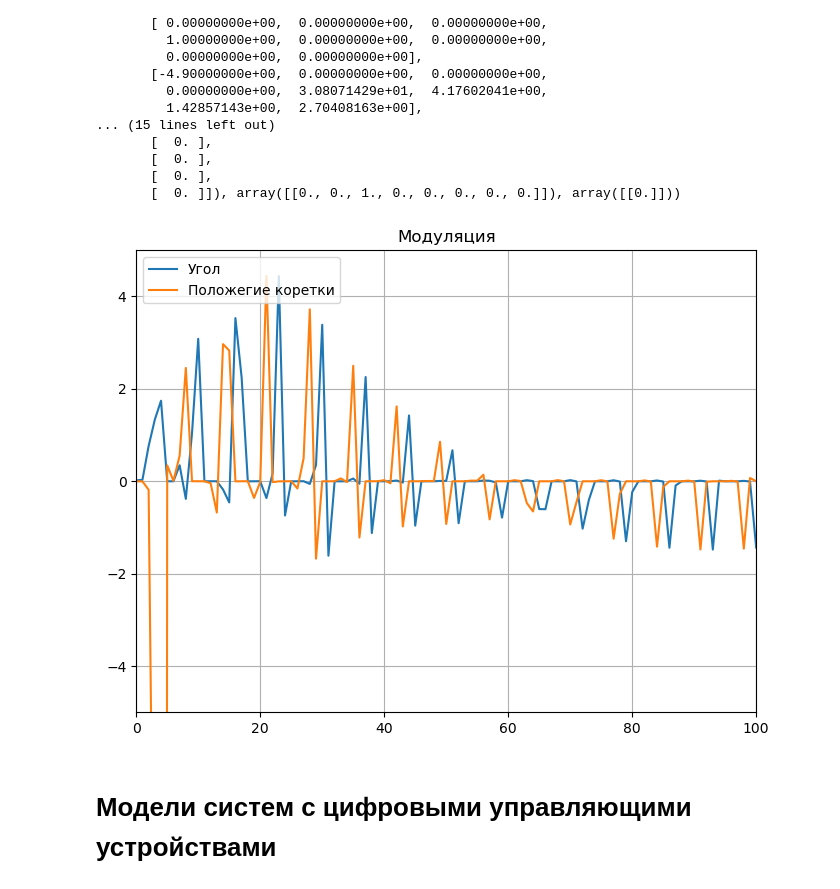
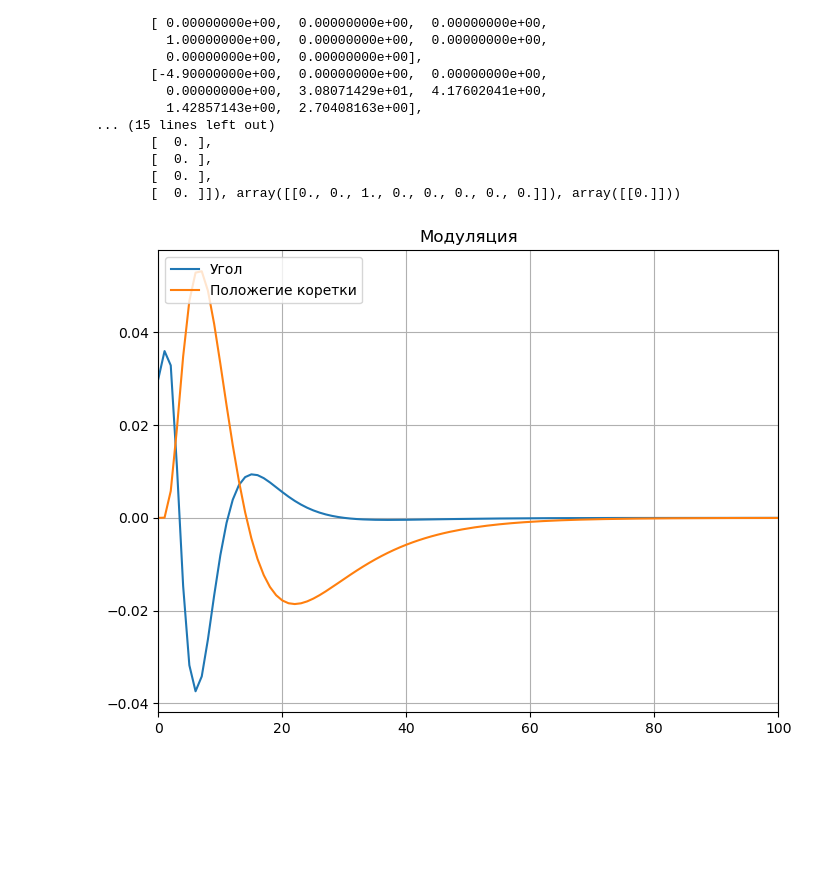
Before and after one commit to Filip-GG/TAU, a Jupyter notebook: kurs/main.ipynb, the cells around one changed output. Drawn from its saved outputs; the diff is of its cells as text; code cells hidden in the pictures; blank space fills up the shorter version.

```diff
--- a/kurs/main.ipynb
+++ b/kurs/main.ipynb
@@ -75,12 +75,12 @@ plt.figure(figsize=(10, 6))
 radian_line = np.arange(
     np.radians(-180),
     np.radians(180),
-    np.radians(2)
+    np.radians(10)
 )
 
 for theta0 in tqdm(radian_line):
-    for dtheta0 in np.arange(-10, 10, 2):
-        sol = model(koshi, theta0, dtheta0, 5, 1)
+    for dtheta0 in np.arange(-10, 10, 1):
+        sol = model(koshi, theta0, dtheta0, 1.5, 0.1)
         plt.plot(sol[:, 0], sol[:, 1], 'b', alpha=0.1)
 
 plt.xlabel(' θ')
@@ -617,20 +617,19 @@ def regul_sys_(y, t):
     theta, dtheta, x, dx = y[0:4]
     reg_vect = y[4:]
 
-    error_x = 0 - x
-    f = (regl.C @ reg_vect + regl.D * error_x)[0][0]
+    y_meas = x
+
+    f= -K @ reg_vect
 
     sin_theta = np.sin(theta)
     cos_theta = np.cos(theta)
-
     denominator = (M + m)*l - m*l*cos_theta**2
-
     ddtheta = ((M + m)*g*sin_theta - m*l*dtheta**2*sin_theta*cos_theta - f*cos_theta) / denominator
     ddx = (m*l**2*dtheta**2*sin_theta + l*f - m*g*l*sin_theta*cos_theta) / denominator
 
-    dreg_vec = regl.A@reg_vect+regl.B.reshape(-1)*error_x
+    dreg_vec = A @ reg_vect + B.flatten()*f + L.flatten()*(y_meas - reg_vect[2])
 
-    return np.concatenate([[dtheta, ddtheta, dx, ddx], dreg_vec])
+    return np.concatenate([[dtheta, ddtheta[0], dx, ddx[0]], dreg_vec])
 # %%
 def model_reg_(
         func,
@@ -658,19 +657,16 @@ def model_reg_(
     sol = odeint(func, initial_conditions, t)
     return sol
 # %%
-stats = model_reg_(regul_sys_, 0.02, 0, 100, 0.1)
+stats = model_reg_(regul_sys_, 0.03, 0, 100, 0.1)
 # %%
 plt.figure(figsize=(8, 6))
 plt.plot(stats[:, 0], label = 'Угол')
 plt.plot(stats[:, 2], label = 'Положегие коретки')
 
 plt.legend(loc = 'upper left')
 plt.xlim(0, 100)
-plt.ylim(-5, 5)
 plt.grid()
 plt.title('Модуляция')
 plt.show()
 # %% [output]
-[figure, old version]
+[figure, new version]
-# %% [markdown]
-# Модели систем с цифровыми управляющими устройствами
```
Also changed, not shown: parts of 1 cell of this notebook.
